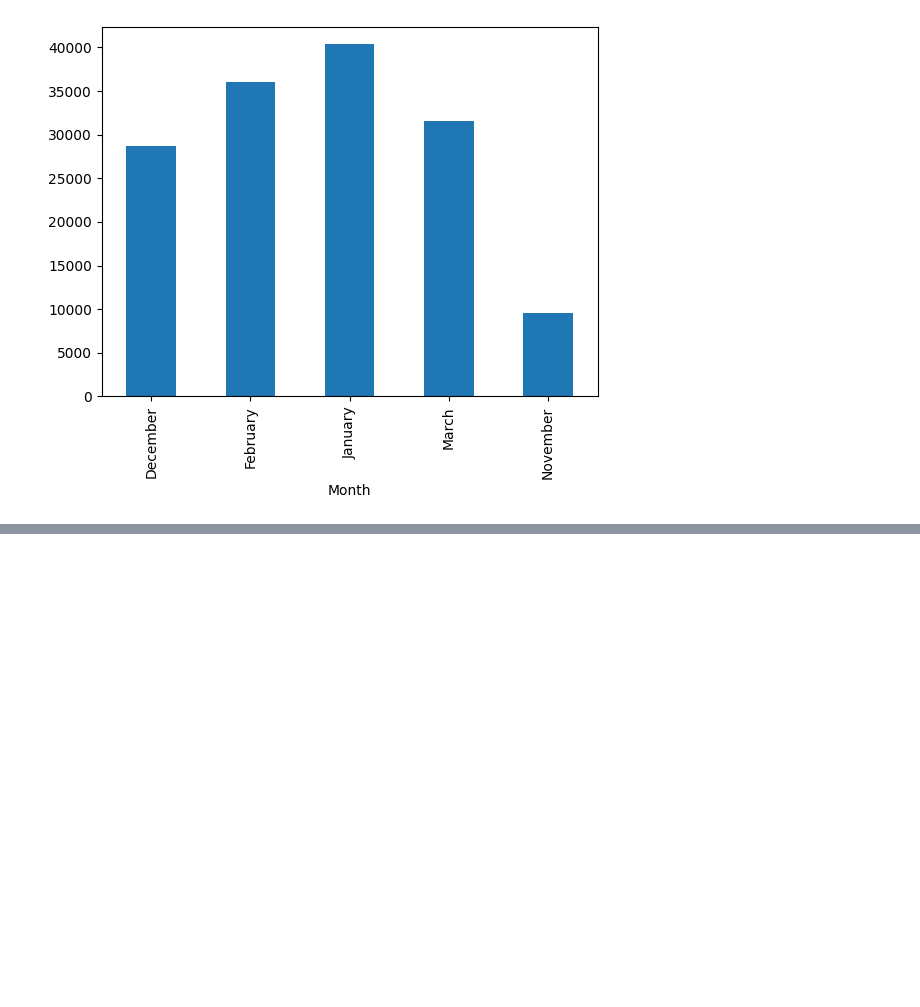
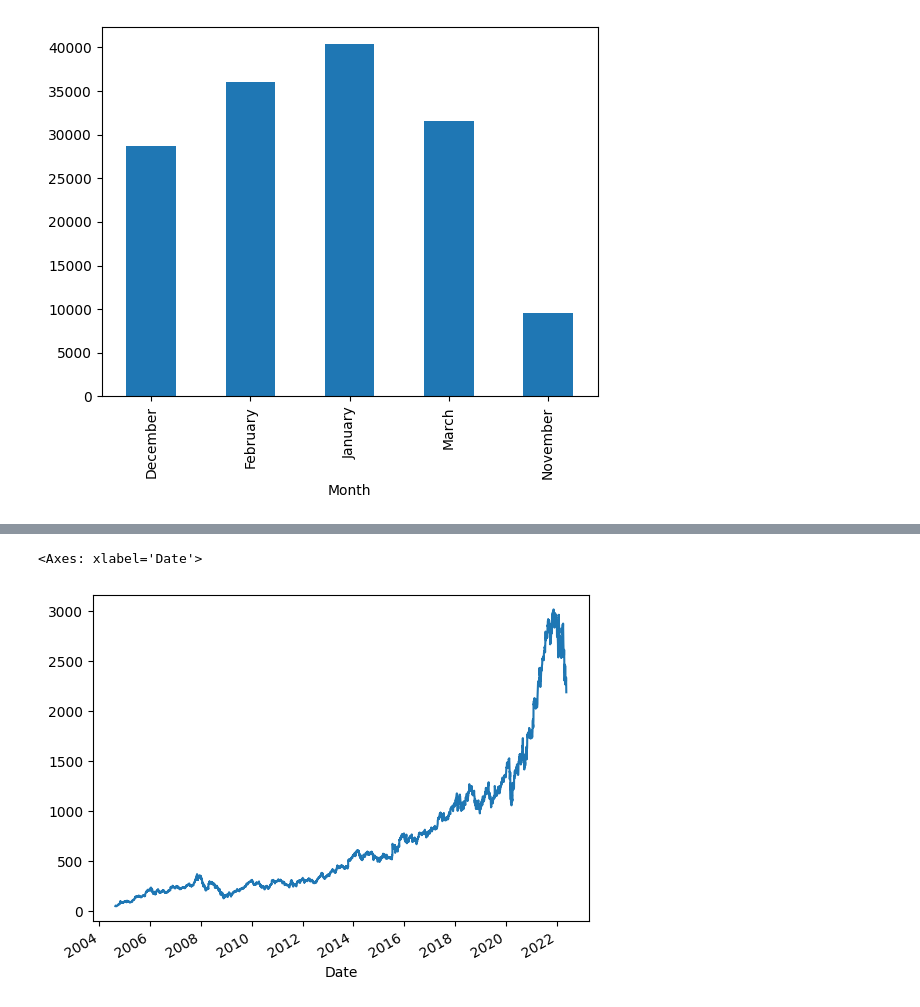
Before and after one commit to Kunalwagh107/n-python-numpy-pandas, a Jupyter notebook: pandas.ipynb, the cells around one changed output, grey strips where cells are left out. Cells and saved outputs as stored; diff of their text form; code cells hidden in the pictures; blank space fills up the shorter version.

```diff
--- a/pandas.ipynb
+++ b/pandas.ipynb
@@ -4163,0 +4232,9 @@ df.groupby('Month')['INR'].sum().plot(kind='bar')
+# %%
+google = pd.read_csv('/content/drive/MyDrive/4. Data Files/Pandas/5. Datetime&vectorized_string/google.csv')
+yt = pd.read_csv('/content/drive/MyDrive/4. Data Files/Pandas/5. Datetime&vectorized_string/yt.csv')
+# %%
+google['Date'] = pd.to_datetime(google['Date'])
+yt['Date'] = pd.to_datetime(yt['Date'])
+# %%
+# usually suggestion to make date as index
+google.set_index('Date',inplace=True)
@@ -4163,0 +4295,5 @@ df.groupby('Month')['INR'].sum().plot(kind='bar')
+# %%
+google['month_name'] = google.index.month_name()
+google['weekday_name'] = google.index.day_name()
+google['quarter'] = google.index.quarter
+google
@@ -4163,0 +4351,6 @@ df.groupby('Month')['INR'].sum().plot(kind='bar')
+# %%
+# plotting
+google['Close'].plot()
+# %% [output]
+<Axes: xlabel='Date'>
+[figure, added]
```
Also changed, not shown: parts of 34 cells of this notebook.
